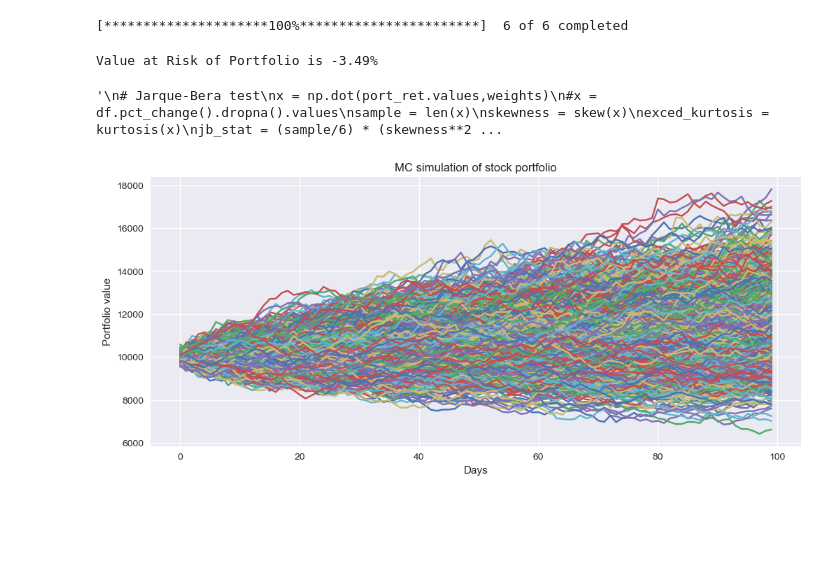
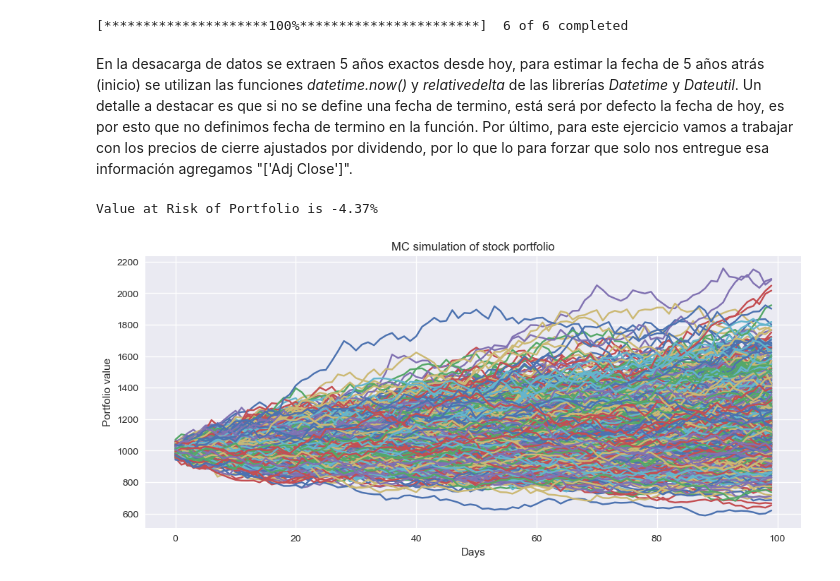
Before and after one commit to Manuel-Progaska/python_linkedin, a Jupyter notebook: code/value_at_risk(T).ipynb, the cells around one changed output. Saved outputs shown, nothing was run; the diff lists cells and outputs as text; code cells hidden in the pictures; blank space fills up the shorter version.

```diff
--- a/code/value_at_risk(T).ipynb
+++ b/code/value_at_risk(T).ipynb
@@ -11,11 +32,12 @@ from numpy.linalg import cholesky
 # %%
 # Get market data
 tickers = ['TSLA', 'AAPL', 'FB', 'NVDA', 'MSFT', 'AMZN']
-start = (dt.datetime.now() - relativedelta(years=1)).strftime('%Y-%m-%d')
-end = dt.datetime.now()
+start = (dt.datetime.now() - relativedelta(years=5)).strftime('%Y-%m-%d')
 df = yf.download(tickers,start)['Adj Close']
 # %% [output]
 [*********************100%***********************]  6 of 6 completed
+# %% [markdown]
+En la desacarga de datos se extraen 5 años exactos desde hoy, para estimar la fecha de 5 años atrás (inicio) se utilizan las funciones *datetime.now()* y *relativedelta* de las librerías *Datetime* y *Dateutil*. Un detalle a destacar es que si no se define una fecha de termino, está será por defecto la fecha de hoy, es por esto que no definimos fecha de termino en la función. Por último, para este ejercicio vamos a trabajar con los precios de cierre ajustados por dividendo, por lo que lo para forzar que solo nos entregue esa información agregamos "['Adj Close']".
 # %%
 # Define weights & estimate returns
 weights = np.random.rand(len(tickers)) # random weights
@@ -38,42 +60,27 @@ VaR = mean - (confidence_level * std * np.sqrt(time_delta))
 VaR_perc = VaR * 100
 print('Value at Risk of Portfolio is {0:.2f}%'.format(VaR_perc))
 # %% [output]
-Value at Risk of Portfolio is -3.49%
+Value at Risk of Portfolio is -4.37%
-# %%
-'''
-# Jarque-Bera test
-x = np.dot(port_ret.values,weights)
-#x = df.pct_change().dropna().values
-sample = len(x)
-skewness = skew(x)
-exced_kurtosis = kurtosis(x)
-jb_stat = (sample/6) * (skewness**2 + 1/4*exced_kurtosis**2)
-p_value =1 - chi2.cdf(jb_stat, df=sample)
-ret_is_normal = (p_value > 0.05)
-ret_is_normal
-'''
-# %% [output]
-'\n# Jarque-Bera test\nx = np.dot(port_ret.values,weights)\n#x = df.pct_change().dropna().values\nsample = len(x)\nskewness = skew(x)\nexced_kurtosis = kurtosis(x)\njb_stat = (sample/6) * (skewness**2 ...
 # %%
 # Monte-Carlo simulation
 simulations = 1000
 T = 100
 mean_mtx = np.full(shape=(T, len(weights)), fill_value=ret).T
 portf_simulations = np.full(shape=(T, simulations),fill_value=0.0)
-initial_portf = 10000
+initial_portf = last_price
 
 for i in range(0, simulations):
      Z = np.random.normal(size=(T, len(weights)))
      L = cholesky(cov)
      daily_ret = mean_mtx + np.inner(L,Z)
      portf_simulations[:,i] = np.cumprod(np.inner(weights,daily_ret.T)+1)*initial_portf
 
 plt.figure(figsize=(12,5))
 plt.style.use('seaborn')
 plt.plot(portf_simulations)
 plt.ylabel('Portfolio value')
 plt.xlabel('Days')
 plt.title('MC simulation of stock portfolio')
 plt.show()
 # %% [output]
-[figure, old version]
+[figure, new version]
```
Also changed, not shown: parts of 2 cells of this notebook.
